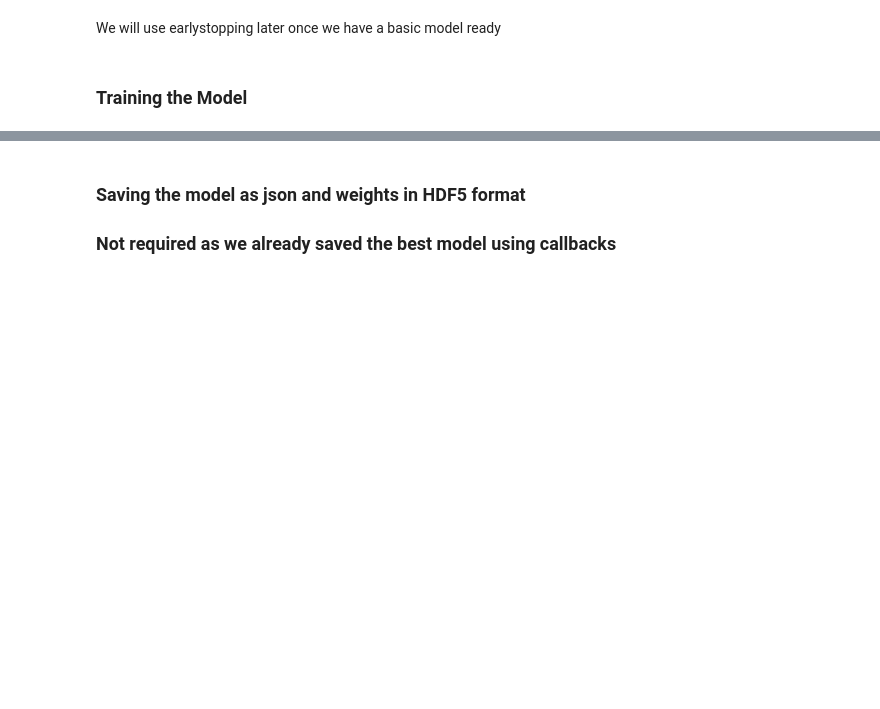
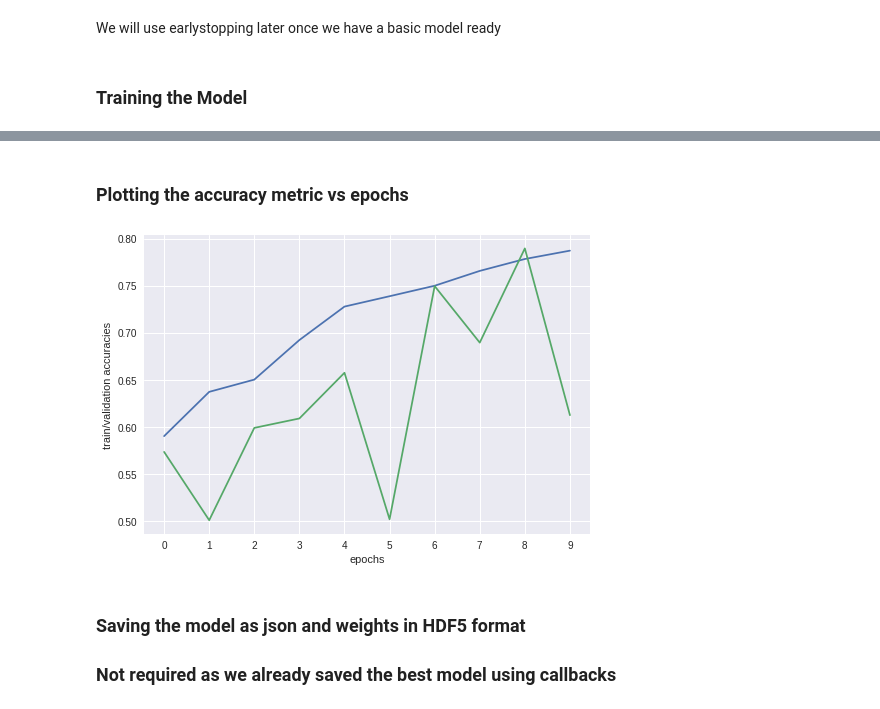
Before and after one commit to dhirensk/ai, a Jupyter notebook: CNN.ipynb, the cells around one changed output, grey strips where cells are left out. Saved outputs shown, nothing was run; the diff lists cells and outputs as text; code cells hidden in the pictures; blank space fills up the shorter version.

```diff
--- a/CNN.ipynb
+++ b/CNN.ipynb
@@ -246,3 +259,22 @@ Epoch 1/5
+# %% [markdown]
+### Plotting the accuracy metric vs epochs
+# %%
+import pandas as pd
+import matplotlib.pyplot as plt
+import numpy as np
+logfile = pd.read_csv('/content/gdrive/My Drive/Colab Notebooks/epoch_logs.csv', header=0)
+epochs = logfile.iloc[:,0].values
+acc = logfile.iloc[:,1].values
+val_acc = logfile.iloc[:,3].values
+
+plt.plot(acc)
+plt.xlabel('epochs')
+plt.ylabel('train/validation accuracies')
+plt.plot(val_acc)
+plt.xticks(np.arange(len(acc)), epochs)
+plt.show()
+# %% [output]
+[figure, added]
 # %% [markdown]
 ### Saving the model as json and weights in HDF5 format
 ### Not required as we already saved the best model using callbacks
```
Also changed, not shown: parts of 2 cells of this notebook.
